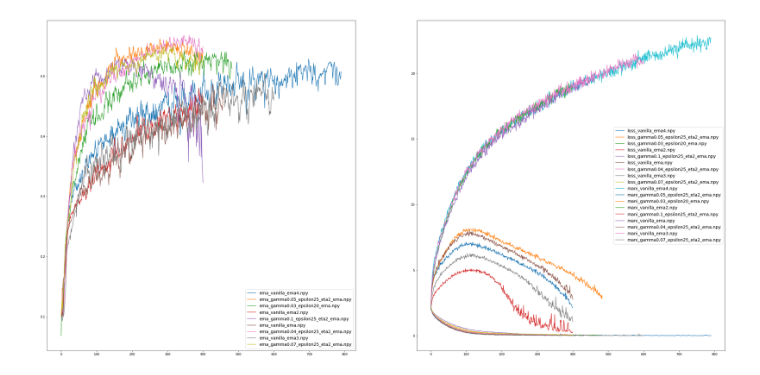
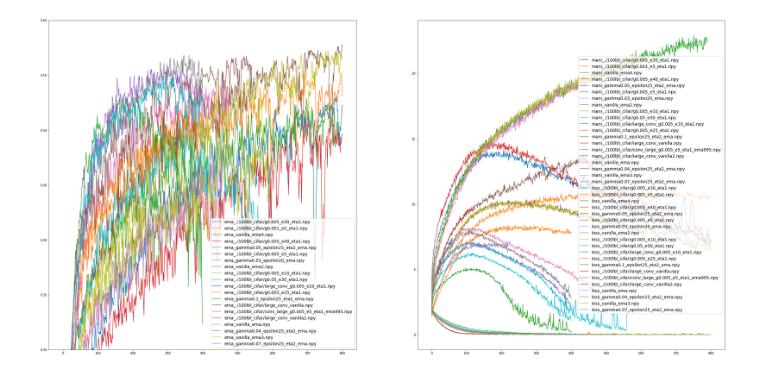
Before and after one commit to bruno-31/toy_ssl, a Jupyter notebook: bac_a_sable.ipynb, the cells around one changed output. Cells and saved outputs as stored; diff of their text form; code cells hidden in the pictures.

```diff
--- a/bac_a_sable.ipynb
+++ b/bac_a_sable.ipynb
@@ -14,20 +14,22 @@ def plot_dics(l):
         for d in l:
             x=d.item().get(var)
             plt.plot(x)
+            plt.ylim([0.3,0.6])
+
             names.append(var + '_' + d.item().get('name'))
     plt.legend(names, prop={'size': 14})
     plt.subplot(122)
     names=[]
-    for var in ['loss','mani']:
+    for var in ['mani','loss']:
         for d in l:
             x=d.item().get(var)
             plt.plot(x)
             names.append(var + '_' + d.item().get('name'))
             plt.legend(names, prop={'size': 14})
 # %%
-plot_dics([np.load(path) for path in glob.glob('*.npy')])
+plot_dics([np.load(path) for path in glob.glob('./100lbl_cifar/*.npy')])
 fig = plt.gcf()
 
 fig.savefig('./trajectories.png', dpi=200)
 # %% [output]
-[figure, old version]
+[figure, new version]
```
Also changed, not shown: parts of 4 cells of this notebook, 4 other files.
